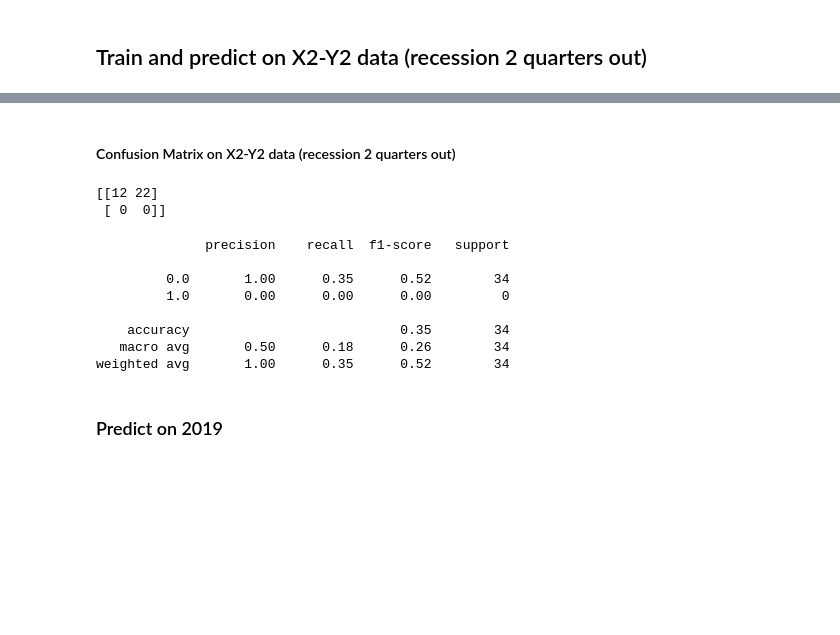
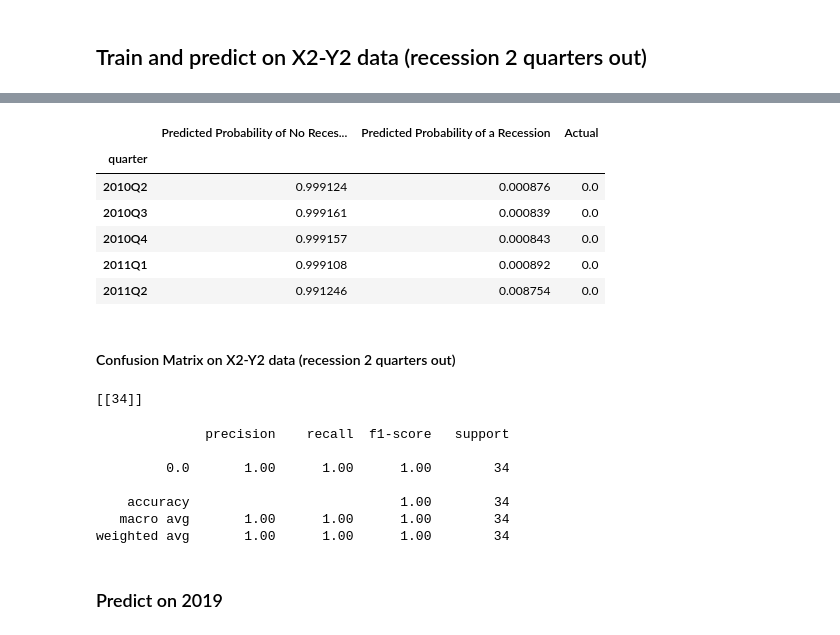
Before and after one commit to lorijta92/machine-learning-predicting-recessions, a Jupyter notebook: RNN_LSTM_unshuffled.ipynb, the cells around one changed output, grey strips where cells are left out. Cells and saved outputs as stored; diff of their text form; code cells hidden in the pictures; blank space fills up the shorter version.

```diff
--- a/RNN_LSTM_unshuffled.ipynb
+++ b/RNN_LSTM_unshuffled.ipynb
@@ -296,31 +309,38 @@ model_loss2, model_accuracy2 = model.evaluate(reshaped_X2_test_scaled, y2_test,
 # %%
 # Make predictions using test data
-predictions2 = model.predict_classes(reshaped_X2_test_scaled)
+predictions2_prob = model.predict_proba(reshaped_X2_test_scaled)
+predictions2_class = model.predict_classes(reshaped_X2_test_scaled)
 # %%
 # Compare results
-two_qtrs_out = pd.DataFrame({"Predicted":predictions2, "Actual":y2_test})
-# two_qtrs_out
+two_qtrs_out = pd.DataFrame({"Predicted Probability of No Recession":predictions2_prob[:,0], "Predicted Probability of a Recession":predictions2_prob[:,1], "Actual":y2_test})
+two_qtrs_out.head()
+# %% [output]
+|  | Predicted Probability of No Reces... | Predicted Probability of a Recession | Actual |
+| quarter |  |  |  |
+| 2010Q2 | 0.999124 | 0.000876 | 0.0 |
+| 2010Q3 | 0.999161 | 0.000839 | 0.0 |
+| 2010Q4 | 0.999157 | 0.000843 | 0.0 |
+| 2011Q1 | 0.999108 | 0.000892 | 0.0 |
+| 2011Q2 | 0.991246 | 0.008754 | 0.0 |
 # %% [markdown]
 #### Confusion Matrix on X2-Y2 data (recession 2 quarters out)
 # %%
 # Create confusion matrix on X2 model
-con_mat = confusion_matrix(y2_test, predictions2)
+con_mat = confusion_matrix(y2_test, predictions2_class)
 print(con_mat)
 # %% [output]
-[[12 22]
- [ 0  0]]
+[[34]]
 # %%
 # Score model
-print(classification_report(y2_test, predictions2))
+print(classification_report(y2_test, predictions2_class))
 # %% [output]
               precision    recall  f1-score   support
 
-         0.0       1.00      0.35      0.52        34
-         1.0       0.00      0.00      0.00         0
+         0.0       1.00      1.00      1.00        34
 
-    accuracy                           0.35        34
-   macro avg       0.50      0.18      0.26        34
-weighted avg       1.00      0.35      0.52        34
+    accuracy                           1.00        34
+   macro avg       1.00      1.00      1.00        34
+weighted avg       1.00      1.00      1.00        34
 # %%
 # Save model
 name2 = f"unshuffled-2q-out-{dt.datetime.now()}"
```
Also changed, not shown: parts of 18 cells of this notebook, 1 other file.
